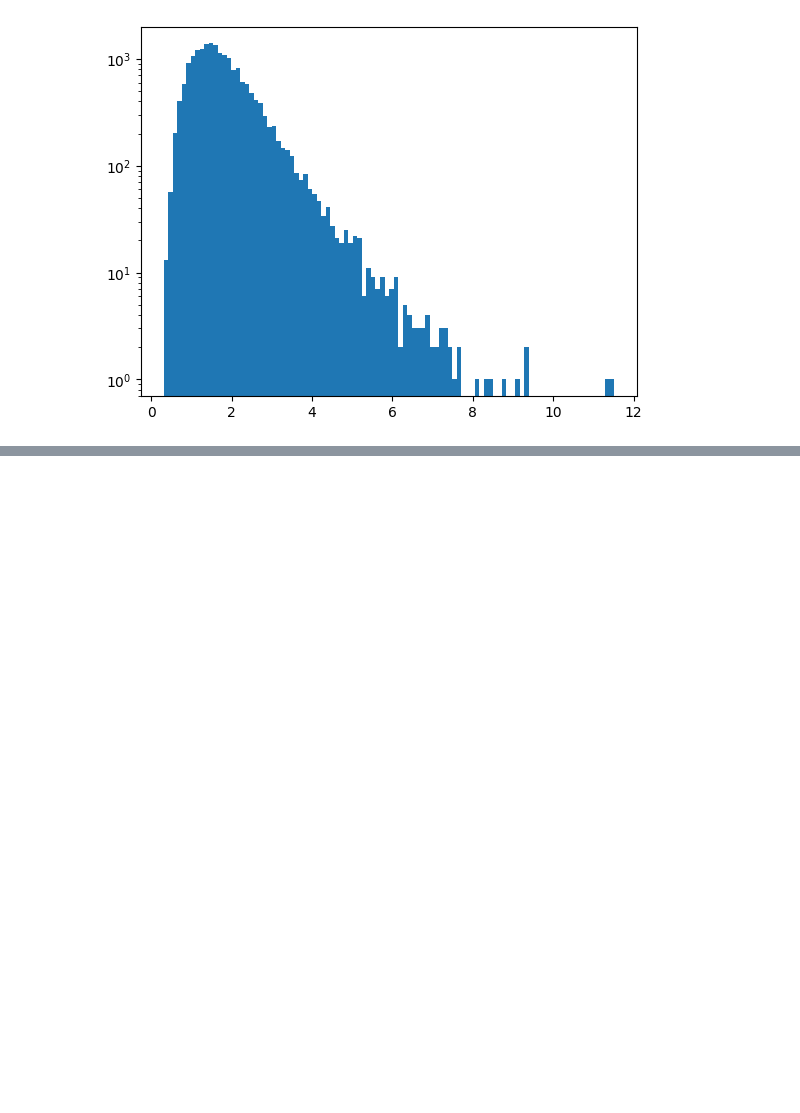
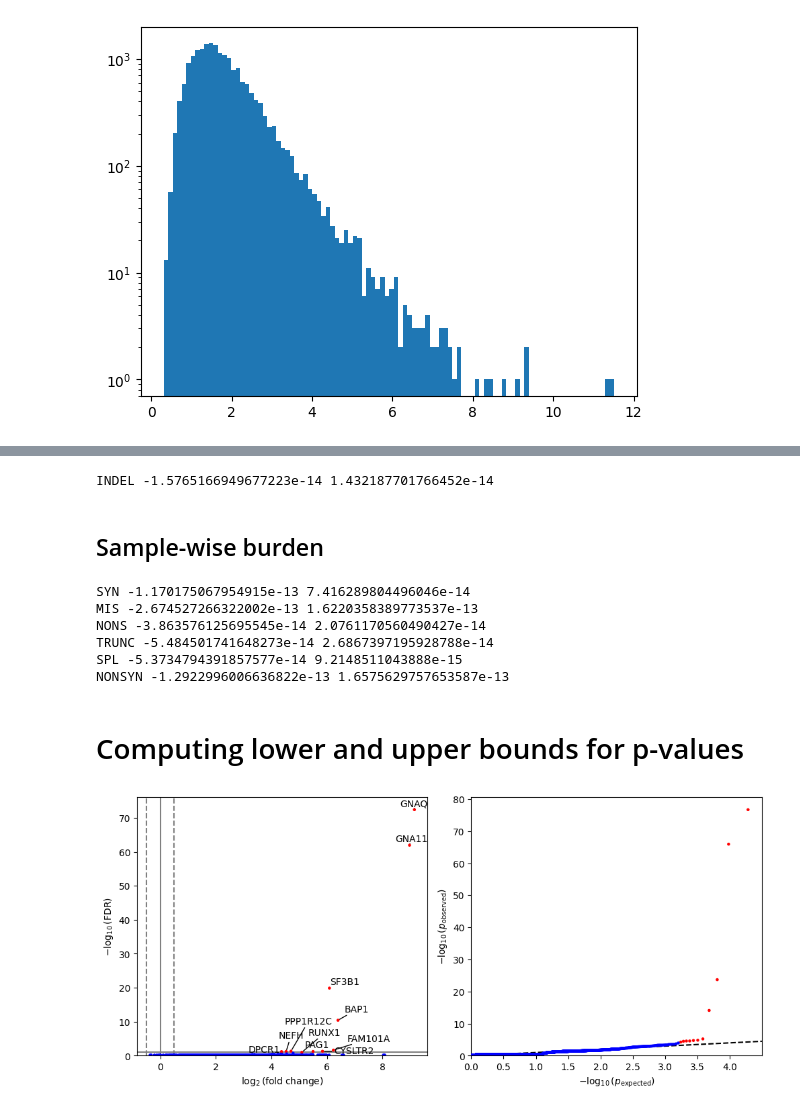
Before and after one commit to getzlab/dig_test_burden, a Jupyter notebook: process_results.ipynb, the cells around one changed output, grey strips where cells are left out. Drawn from its saved outputs; the diff is of its cells as text; code cells hidden in the pictures; blank space fills up the shorter version.

```diff
--- a/process_results.ipynb
+++ b/process_results.ipynb
@@ -102,0 +140,68 @@ plt.show()
+# %%
+df['PVAL_INDEL_BURDEN_recomp'] = nb_pvalue_greater_midp(df.OBS_INDEL, df.ALPHA, 1 / (df.THETA_INDEL*df.Pi_INDEL + 1))
+print('INDEL', np.min(df['PVAL_INDEL_BURDEN_recomp'] - df['PVAL_INDEL_BURDEN']), np.max(df['PVAL_INDEL_BURDEN_recomp'] - df['PVAL_INDEL_BURDEN']))
+# %% [output]
+INDEL -1.5765166949677223e-14 1.432187701766452e-14
+# %% [markdown]
+## Sample-wise burden
+# %%
+for mut in muts:
+    df['PVAL_' + mut + '_BURDEN_SAMPLE_recomp'] = nb_pvalue_greater_midp(
+            df['N_SAMP_' + mut],
+            df.ALPHA,
+            1 / (df.THETA * df['Pi_' + mut] + 1)
+        )
+    print(mut, np.min(df['PVAL_' + mut + '_BURDEN_SAMPLE_recomp'] - df['PVAL_' + mut + '_BURDEN_SAMPLE']), np.max(df['PVAL_' + mut + '_BURDEN_SAMPLE_recomp'] - df['PVAL_' + mut + '_BURDEN_SAMPLE']))
+# %% [output]
+SYN -1.170175067954915e-13 7.416289804496046e-14
+MIS -2.674527266322002e-13 1.6220358389773537e-13
+NONS -3.863576125695545e-14 2.0761170560490427e-14
+TRUNC -5.484501741648273e-14 2.6867397195928788e-14
+SPL -5.3734794391857577e-14 9.2148511043888e-15
+NONSYN -1.2922996006636822e-13 1.6575629757653587e-13
+# %% [markdown]
+# Computing lower and upper bounds for p-values
+# %%
+muts = ['SYN', 'MIS', 'NONS', 'TRUNC', 'SPL', 'NONSYN']
+for mut in muts:
+    # total burden
+    df['PVAL_' + mut + '_BURDEN_lower'] = nb_pvalue_lower(
+        df['OBS_' + mut],
+        df.ALPHA,
+        1 / (df.THETA * df['Pi_' + mut] + 1)
+    )
+    df['PVAL_' + mut + '_BURDEN_upper'] = nb_pvalue_upper(
+        df['OBS_' + mut],
+        df.ALPHA,
+        1 / (df.THETA * df['Pi_' + mut] + 1)
+    )
+    # sample-wise burden
+    df['PVAL_' + mut + '_BURDEN_SAMPLE_lower'] = nb_pvalue_lower(
+            df['N_SAMP_' + mut],
+            df.ALPHA,
+            1 / (df.THETA * df['Pi_' + mut] + 1)
+        )
+    df['PVAL_' + mut + '_BURDEN_SAMPLE_upper'] = nb_pvalue_upper(
+            df['N_SAMP_' + mut],
+            df.ALPHA,
+            1 / (df.THETA * df['Pi_' + mut] + 1)
+        )
+# %%
+# total indel burden
+df['PVAL_INDEL_BURDEN_lower'] = nb_pvalue_lower(
+    df.OBS_INDEL,
+    df.ALPHA,
+    1 / (df.THETA_INDEL * df.Pi_INDEL + 1)
+)
+df['PVAL_INDEL_BURDEN_upper'] = nb_pvalue_upper(
+    df.OBS_INDEL,
+    df.ALPHA,
+    1 / (df.THETA_INDEL * df.Pi_INDEL + 1)
+)
+# %%
+d = np.log2(df.OBS_NONSYN.to_numpy()) - np.log2(df.EXP_NONSYN.to_numpy())
+p = df.PVAL_NONSYN_BURDEN_recomp.to_numpy()
+l = df.GENE.to_numpy()
+plot_functions.plot_volcano(p, d, l)
+# %% [output]
+[figure, added]
```
Also changed, not shown: parts of 10 cells of this notebook, 2 other files.
